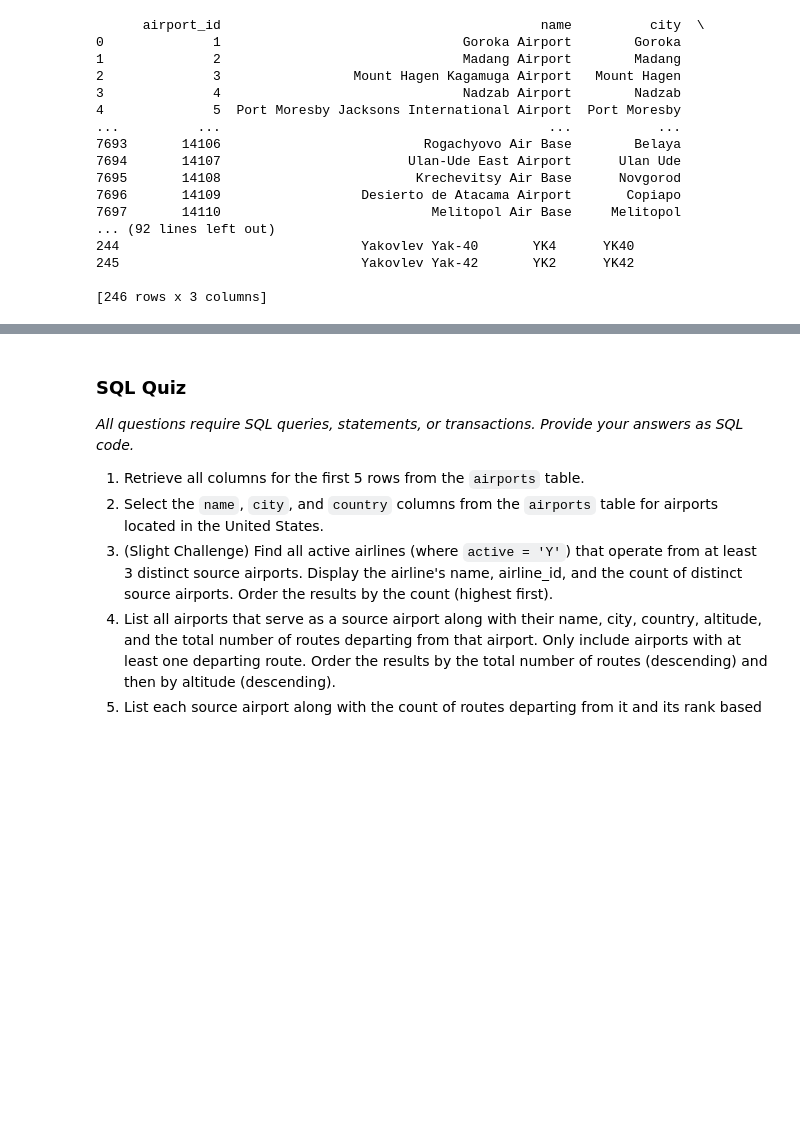
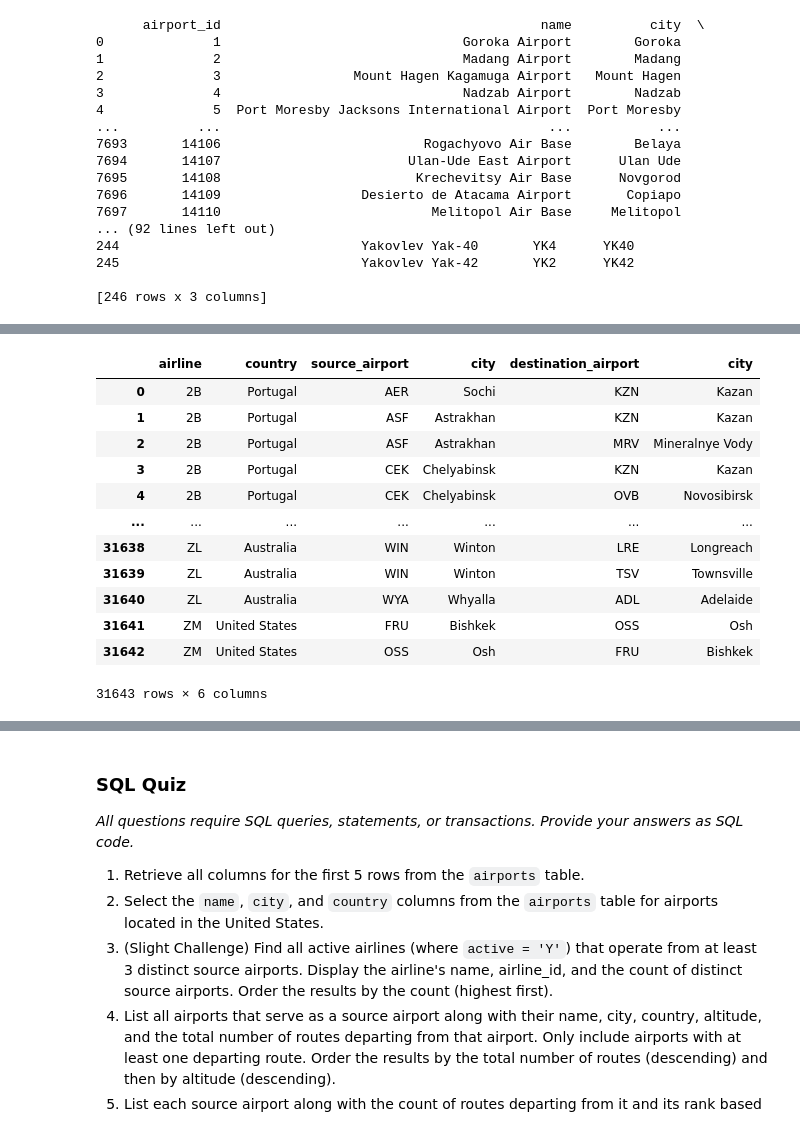
Before and after one commit to lynnthaw/Data_alchemy, a Jupyter notebook: Wk2_SQL.ipynb, the cells around one changed output, grey strips where cells are left out. Saved outputs shown, nothing was run; the diff lists cells and outputs as text; code cells hidden in the pictures; blank space fills up the shorter version.

```diff
--- a/Wk2_SQL.ipynb
+++ b/Wk2_SQL.ipynb
@@ -99,0 +250,30 @@ df
+# %%
+#6. (Slight Challenge) List each route's details including the airline name and
+# airline country, the source airport name and city, and the destination airport name and city.
+# Only include routes where both the source and destination airports are located in the same country as the airline.
+
+query = """
+select r.airline, al.country, r.source_airport,sa.city, r.destination_airport, da.city
+from routes r, airlines al, airports sa, airports da
+where r.airline_id = al.airline_id
+and r.source_airport_id = sa.airport_id
+and r.destination_airport_id = da.airport_id
+and sa.country = da.country
+"""
+
+df = pd.read_sql_query(query,conn)
+df
+# %% [output]
+|  | airline | country | source_airport | city | destination_airport | city |
+| 0 | 2B | Portugal | AER | Sochi | KZN | Kazan |
+| 1 | 2B | Portugal | ASF | Astrakhan | KZN | Kazan |
+| 2 | 2B | Portugal | ASF | Astrakhan | MRV | Mineralnye Vody |
+| 3 | 2B | Portugal | CEK | Chelyabinsk | KZN | Kazan |
+| 4 | 2B | Portugal | CEK | Chelyabinsk | OVB | Novosibirsk |
+| ... | ... | ... | ... | ... | ... | ... |
+| 31638 | ZL | Australia | WIN | Winton | LRE | Longreach |
+| 31639 | ZL | Australia | WIN | Winton | TSV | Townsville |
+| 31640 | ZL | Australia | WYA | Whyalla | ADL | Adelaide |
+| 31641 | ZM | United States | FRU | Bishkek | OSS | Osh |
+| 31642 | ZM | United States | OSS | Osh | FRU | Bishkek |
+31643 rows × 6 columns
```
Also changed, not shown: parts of 12 cells of this notebook.
